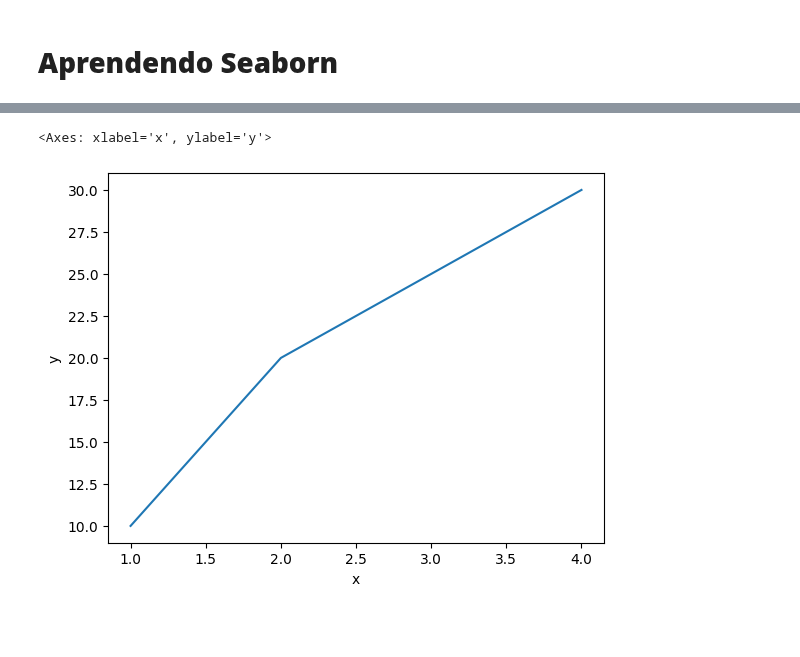
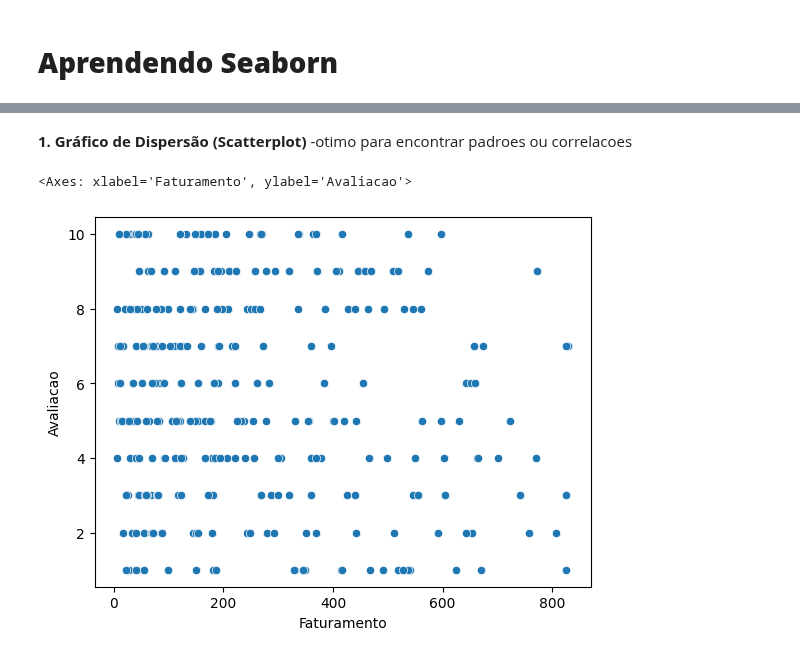
Before and after one commit to EduardaSantosDiniz/Atividade1-Java, a Jupyter notebook: PraticandoPythoni.ipynb, the cells around one changed output, grey strips where cells are left out. Cells and saved outputs as stored; diff of their text form; code cells hidden in the pictures; blank space fills up the shorter version.

```diff
--- a/PraticandoPythoni.ipynb
+++ b/PraticandoPythoni.ipynb
@@ -222,10 +211,7 @@ plt.show()
-# %%
-import seaborn as sns
-import pandas as pd
-
-df = pd.DataFrame({'x': [1, 2, 3, 4], 'y': [10, 20, 25, 30]})
-
-sns.lineplot(data=df, x='x', y='y')
-# %% [output]
-<Axes: xlabel='x', ylabel='y'>
-[figure, removed]
+# %% [markdown]
+**1. Gráfico de Dispersão (Scatterplot)** -otimo para encontrar padroes ou correlacoes
+# %%
+sns.scatterplot(x= df['Faturamento'], y= df['Avaliacao'])
+# %% [output]
+<Axes: xlabel='Faturamento', ylabel='Avaliacao'>
+[figure, added]
```
Also changed, not shown: parts of 3 cells of this notebook.
